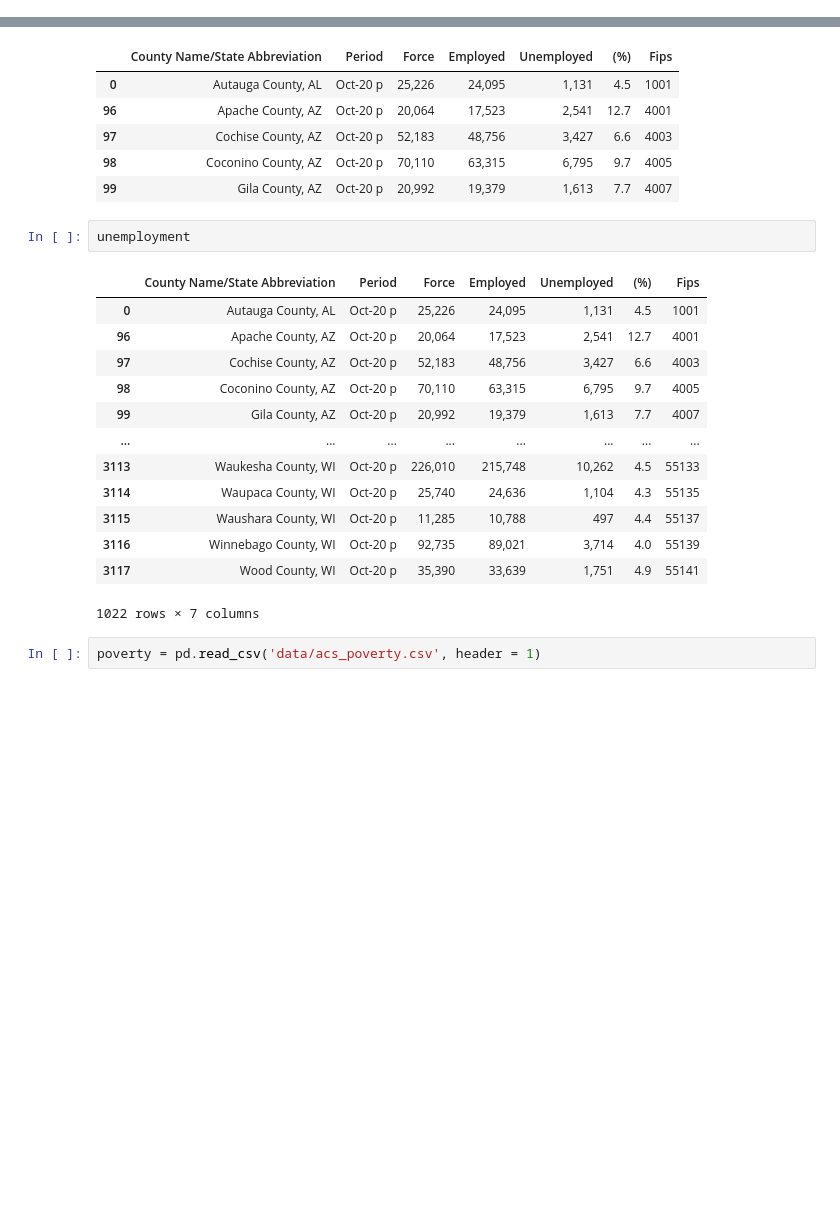
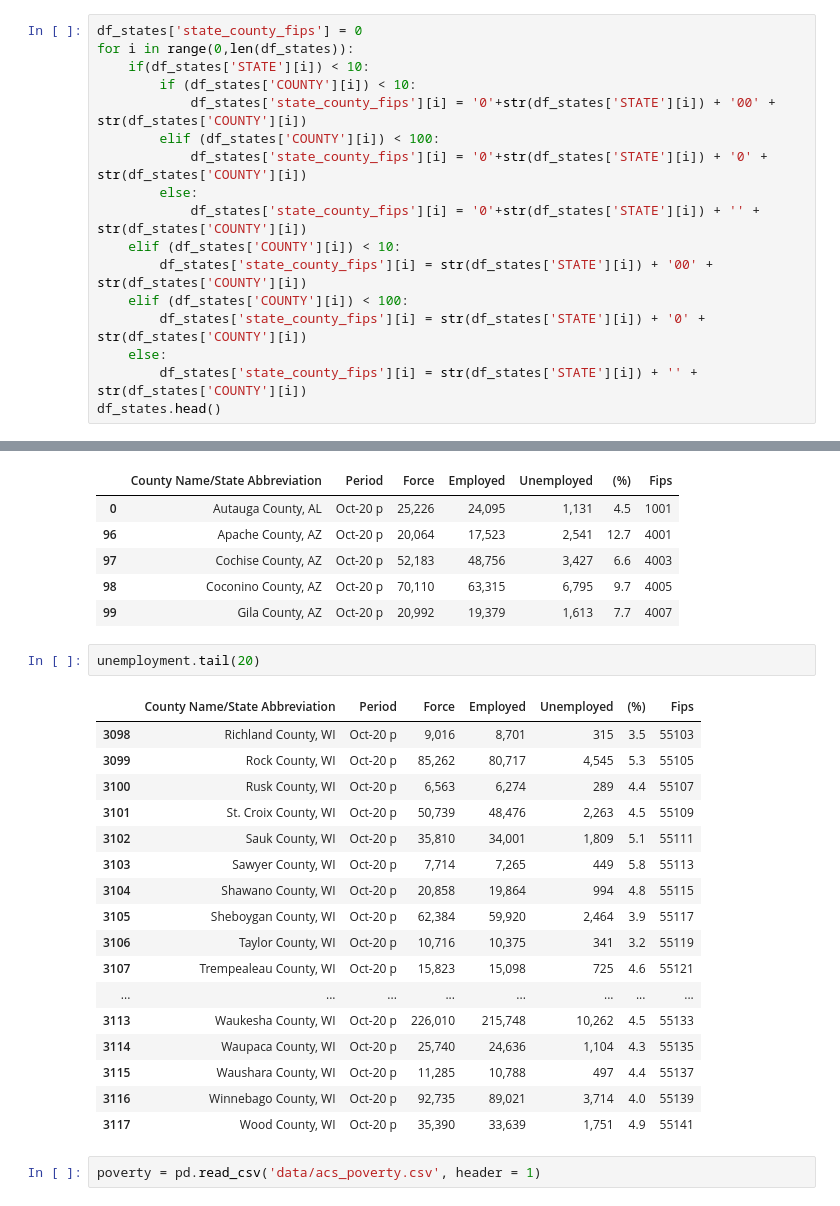
Before and after one commit to eweed001/ORIE-4741-Project, a Jupyter notebook: data_collection_cleaning2020.ipynb, the cells around one changed output, grey strips where cells are left out. Drawn from its saved outputs; the diff is of its cells as text; blank space fills up the shorter version.

```diff
--- a/data_collection_cleaning2020.ipynb
+++ b/data_collection_cleaning2020.ipynb
@@ -122,3 +122,20 @@ df_states.head()
 | 35 | 13 | 5 | Georgia | Bacon County | 8331 | 4042 | 4289 | 940 | ... |
 | 47 | 13 | 7 | Georgia | Baker County | 2447 | 1200 | 1247 | 227 | ... |
 | 59 | 13 | 9 | Georgia | Baldwin County | 36602 | 18472 | 18130 | 8380 | ... |
+# %%
+df_states['state_county_fips'] = 0
+for i in range(0,len(df_states)):
+    if(df_states['STATE'][i]) < 10:
+        if (df_states['COUNTY'][i]) < 10:
+            df_states['state_county_fips'][i] = '0'+str(df_states['STATE'][i]) + '00' + str(df_states['COUNTY'][i])
+        elif (df_states['COUNTY'][i]) < 100:
+            df_states['state_county_fips'][i] = '0'+str(df_states['STATE'][i]) + '0' + str(df_states['COUNTY'][i])
+        else:
+            df_states['state_county_fips'][i] = '0'+str(df_states['STATE'][i]) + '' + str(df_states['COUNTY'][i])
+    elif (df_states['COUNTY'][i]) < 10:
+        df_states['state_county_fips'][i] = str(df_states['STATE'][i]) + '00' + str(df_states['COUNTY'][i])
+    elif (df_states['COUNTY'][i]) < 100:
+        df_states['state_county_fips'][i] = str(df_states['STATE'][i]) + '0' + str(df_states['COUNTY'][i])
+    else:
+        df_states['state_county_fips'][i] = str(df_states['STATE'][i]) + '' + str(df_states['COUNTY'][i])
+df_states.head()
@@ -472,21 +516,25 @@ unemployment.head()
 | 98 | Coconino County, AZ | Oct-20 p | 70,110 | 63,315 | 6,795 | 9.7 | 4005 |
 | 99 | Gila County, AZ | Oct-20 p | 20,992 | 19,379 | 1,613 | 7.7 | 4007 |
 # %%
-unemployment
+unemployment.tail(20)
 # %% [output]
 |  | County Name/State Abbreviation | Period | Force | Employed | Unemployed | (%) | Fips |
-| 0 | Autauga County, AL | Oct-20 p | 25,226 | 24,095 | 1,131 | 4.5 | 1001 |
-| 96 | Apache County, AZ | Oct-20 p | 20,064 | 17,523 | 2,541 | 12.7 | 4001 |
-| 97 | Cochise County, AZ | Oct-20 p | 52,183 | 48,756 | 3,427 | 6.6 | 4003 |
-| 98 | Coconino County, AZ | Oct-20 p | 70,110 | 63,315 | 6,795 | 9.7 | 4005 |
-| 99 | Gila County, AZ | Oct-20 p | 20,992 | 19,379 | 1,613 | 7.7 | 4007 |
+| 3098 | Richland County, WI | Oct-20 p | 9,016 | 8,701 | 315 | 3.5 | 55103 |
+| 3099 | Rock County, WI | Oct-20 p | 85,262 | 80,717 | 4,545 | 5.3 | 55105 |
+| 3100 | Rusk County, WI | Oct-20 p | 6,563 | 6,274 | 289 | 4.4 | 55107 |
+| 3101 | St. Croix County, WI | Oct-20 p | 50,739 | 48,476 | 2,263 | 4.5 | 55109 |
+| 3102 | Sauk County, WI | Oct-20 p | 35,810 | 34,001 | 1,809 | 5.1 | 55111 |
+| 3103 | Sawyer County, WI | Oct-20 p | 7,714 | 7,265 | 449 | 5.8 | 55113 |
+| 3104 | Shawano County, WI | Oct-20 p | 20,858 | 19,864 | 994 | 4.8 | 55115 |
+| 3105 | Sheboygan County, WI | Oct-20 p | 62,384 | 59,920 | 2,464 | 3.9 | 55117 |
+| 3106 | Taylor County, WI | Oct-20 p | 10,716 | 10,375 | 341 | 3.2 | 55119 |
+| 3107 | Trempealeau County, WI | Oct-20 p | 15,823 | 15,098 | 725 | 4.6 | 55121 |
 | ... | ... | ... | ... | ... | ... | ... | ... |
 | 3113 | Waukesha County, WI | Oct-20 p | 226,010 | 215,748 | 10,262 | 4.5 | 55133 |
 | 3114 | Waupaca County, WI | Oct-20 p | 25,740 | 24,636 | 1,104 | 4.3 | 55135 |
 | 3115 | Waushara County, WI | Oct-20 p | 11,285 | 10,788 | 497 | 4.4 | 55137 |
 | 3116 | Winnebago County, WI | Oct-20 p | 92,735 | 89,021 | 3,714 | 4.0 | 55139 |
 | 3117 | Wood County, WI | Oct-20 p | 35,390 | 33,639 | 1,751 | 4.9 | 55141 |
-1022 rows × 7 columns
 # %%
 poverty = pd.read_csv('data/acs_poverty.csv', header = 1)
 # %%
```
Also changed, not shown: parts of 27 cells of this notebook, 2 other files.
